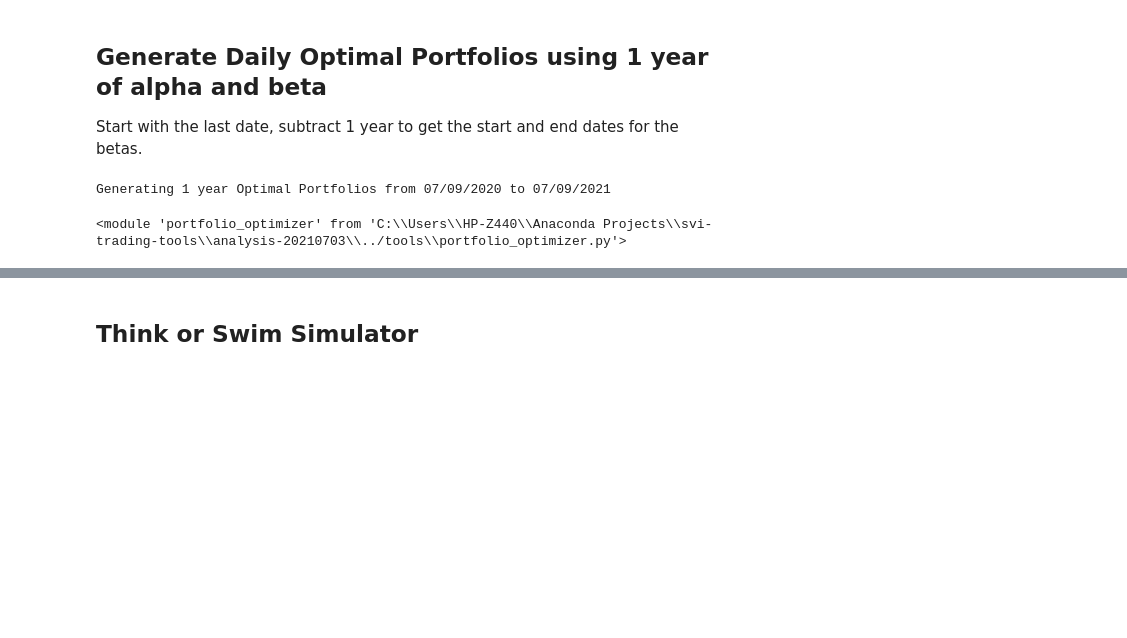
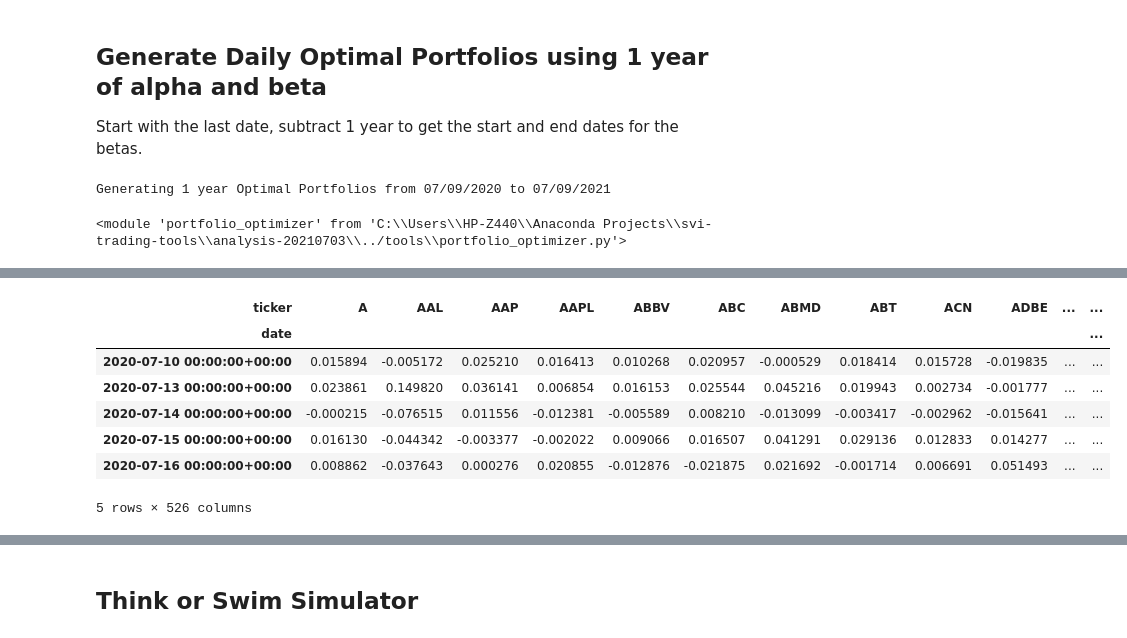
Before and after one commit to nmaiorana/svi-trading-tools, a Jupyter notebook: analysis-20210703/stage_4a_optimal_weights_sample.ipynb, the cells around one changed output, grey strips where cells are left out. Saved outputs shown, nothing was run; the diff lists cells and outputs as text; code cells hidden in the pictures; blank space fills up the shorter version.

```diff
--- a/analysis-20210703/stage_4a_optimal_weights_sample.ipynb
+++ b/analysis-20210703/stage_4a_optimal_weights_sample.ipynb
@@ -189,0 +198,13 @@ optimal_weights.query('optimalWeights > 0.0').shape
+# %%
+dlyreturn_n_days_delay = 2
+delayed_returns = returns[-252:].shift(-dlyreturn_n_days_delay)
+delayed_returns.head()
+# %% [output]
+| ticker | A | AAL | AAP | AAPL | ABBV | ABC | ABMD | ABT | ACN | ADBE | ... | ... |
+| date |  |  |  |  |  |  |  |  |  |  |  | ... |
+| 2020-07-10 00:00:00+00:00 | 0.015894 | -0.005172 | 0.025210 | 0.016413 | 0.010268 | 0.020957 | -0.000529 | 0.018414 | 0.015728 | -0.019835 | ... | ... |
+| 2020-07-13 00:00:00+00:00 | 0.023861 | 0.149820 | 0.036141 | 0.006854 | 0.016153 | 0.025544 | 0.045216 | 0.019943 | 0.002734 | -0.001777 | ... | ... |
+| 2020-07-14 00:00:00+00:00 | -0.000215 | -0.076515 | 0.011556 | -0.012381 | -0.005589 | 0.008210 | -0.013099 | -0.003417 | -0.002962 | -0.015641 | ... | ... |
+| 2020-07-15 00:00:00+00:00 | 0.016130 | -0.044342 | -0.003377 | -0.002022 | 0.009066 | 0.016507 | 0.041291 | 0.029136 | 0.012833 | 0.014277 | ... | ... |
+| 2020-07-16 00:00:00+00:00 | 0.008862 | -0.037643 | 0.000276 | 0.020855 | -0.012876 | -0.021875 | 0.021692 | -0.001714 | 0.006691 | 0.051493 | ... | ... |
+5 rows × 526 columns
```
Also changed, not shown: parts of 9 cells of this notebook, 1 other file.
